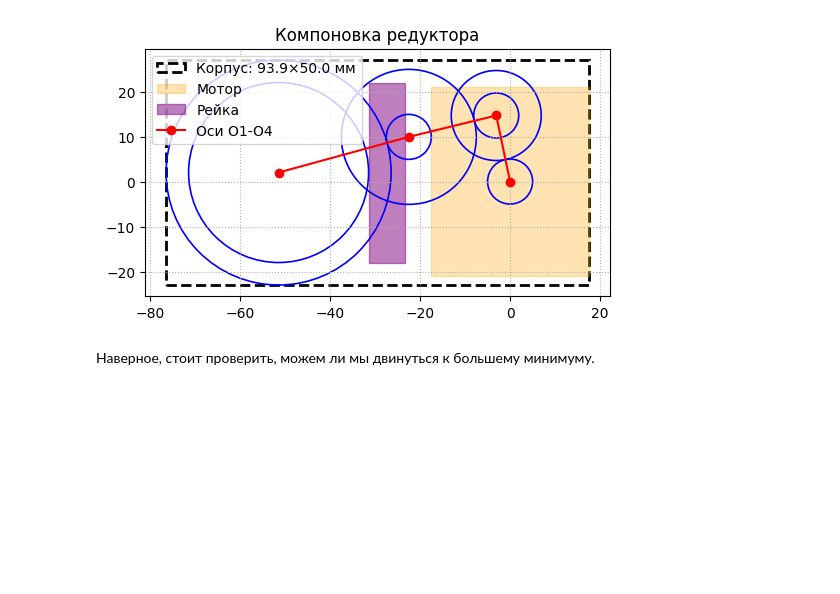
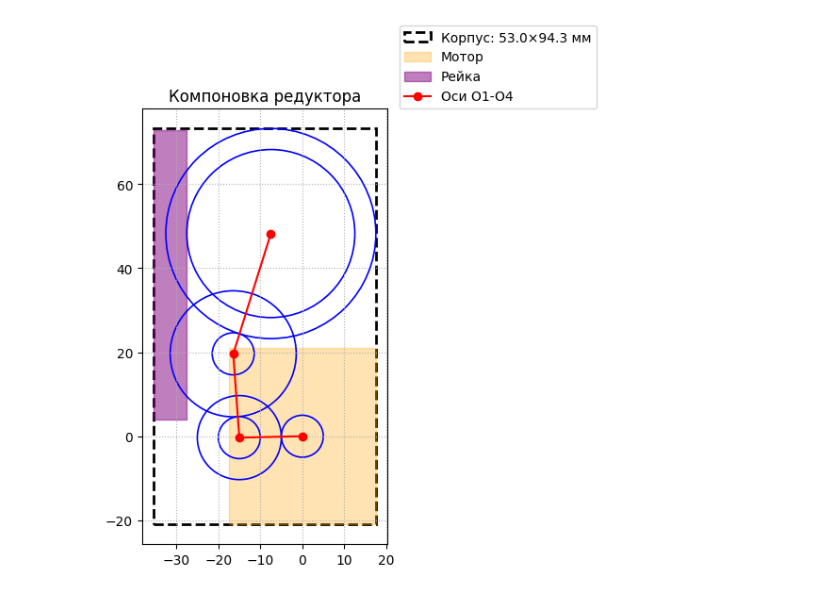
Before and after one commit to yastreb13/Design-and-Layout-of-ODD, a Jupyter notebook: companouka.ipynb, the cells around one changed output. Cells and saved outputs as stored; diff of their text form; code cells hidden in the pictures; blank space fills up the shorter version.

```diff
--- a/companouka.ipynb
+++ b/companouka.ipynb
@@ -108,35 +99,47 @@ def compute_loss(theta):
 # theta_tensor = torch.empty(1, 3)
 # torch.nn.init.kaiming_uniform_(theta_tensor, a=0, mode='fan_in', nonlinearity='leaky_relu')
 # theta = torch.nn.Parameter(theta_tensor.squeeze(0))
-theta = torch.nn.Parameter(torch.tensor([1.8326, 3.3161, 3.5081]))
+grid_angles = torch.linspace(0, 2 * np.pi, 35)
+grid_shift = torch.linspace(-14.5, 14.5, 10)
+grid_sides = torch.tensor([-1.0, 1.0])
+full_grid = torch.cartesian_prod(grid_angles, grid_angles, grid_angles, grid_shift, grid_sides) # все варианты
+theta = torch.nn.Parameter(full_grid[:, :4]) # Первые 4 колонки учим
+sides = full_grid[:, 4]                      # 5-ю колонку просто используем
+
+BATCH_SIZE = theta.shape[0]
 optimizer = torch.optim.Adam([theta], lr=0.03)
-
 print("Запуск оптимизации компоновки...")
 
-for epoch in range(10001):
+for epoch in range(401):
     optimizer.zero_grad()
 
-    loss, area, penalty, (w, h) = compute_loss(theta)
-
-    loss.backward()
+    loss, area, penalty, (w, h) = compute_loss(theta, sides)
+    # loss.backward()
+    loss.sum().backward()
 
     optimizer.step()
     # scheduler.step()
 
     if epoch % 200 == 0:
+        best_idx = torch.argmin(loss)
         print(
-            f"{epoch:3d} Loss: {loss.item():.1f} Площадь: {area.item():.1f} Штраф: {penalty.item():.4f}"
+            f"{epoch:4d} Loss лучшего: {loss[best_idx].item():.1f} | "
+            f"Площадь: {area[best_idx].item():.1f} | Штраф: {penalty[best_idx].item():.4f}"
         )
 
 with torch.no_grad():
-    _, final_area, final_pen, (final_w, final_h) = compute_loss(theta)
-    final_deg = (theta.numpy() * 180 / np.pi) % 360
+    final_loss, final_area, final_pen, (final_w, final_h) = compute_loss(theta, sides)
+    best_idx = torch.argmin(final_loss)
 
-print(
-    f"Оптимальные углы: α={final_deg[0]:.1f}°, β={final_deg[1]:.1f}°, γ={final_deg[2]:.1f}°"
-)
-print(f"Габариты: {final_w.item():.2f} × {final_h.item():.2f} мм")
-print(f"Площадь корпуса: {final_area.item():.1f} мм²")
-print(f"Коллизии устранены: {final_pen.item() < 1e-3}")
+    best_theta = theta[best_idx]
+    best_side = sides[best_idx]
+    best_deg = (best_theta[:3].numpy() * 180 / np.pi) % 360
+
+print(f"Оптимальные углы: α={best_deg[0]:.1f}°, β={best_deg[1]:.1f}°, γ={best_deg[2]:.1f}°")
+print(f"Габариты: {final_w[best_idx].item():.2f} × {final_h[best_idx].item():.2f} мм")
+print(f"Площадь корпуса: {final_area[best_idx].item():.1f} мм²")
+print(f"Коллизии устранены: {final_pen[best_idx].item() < 1e-3}")
+
+best_theta_for_plot = best_theta.unsqueeze(0)
 # %% [output]
 Запуск оптимизации компоновки...
@@ -222,8 +185,6 @@ def plot_gearbox(theta):
     plt.title("Компоновка редуктора")
     plt.show()
 # %%
-plot_gearbox(theta)
+plot_gearbox(best_theta, best_side)
 # %% [output]
-[figure, old version]
+[figure, new version]
-# %% [markdown]
-Наверное, стоит проверить, можем ли мы двинуться к большему минимуму.
```
Also changed, not shown: parts of 8 cells of this notebook.
